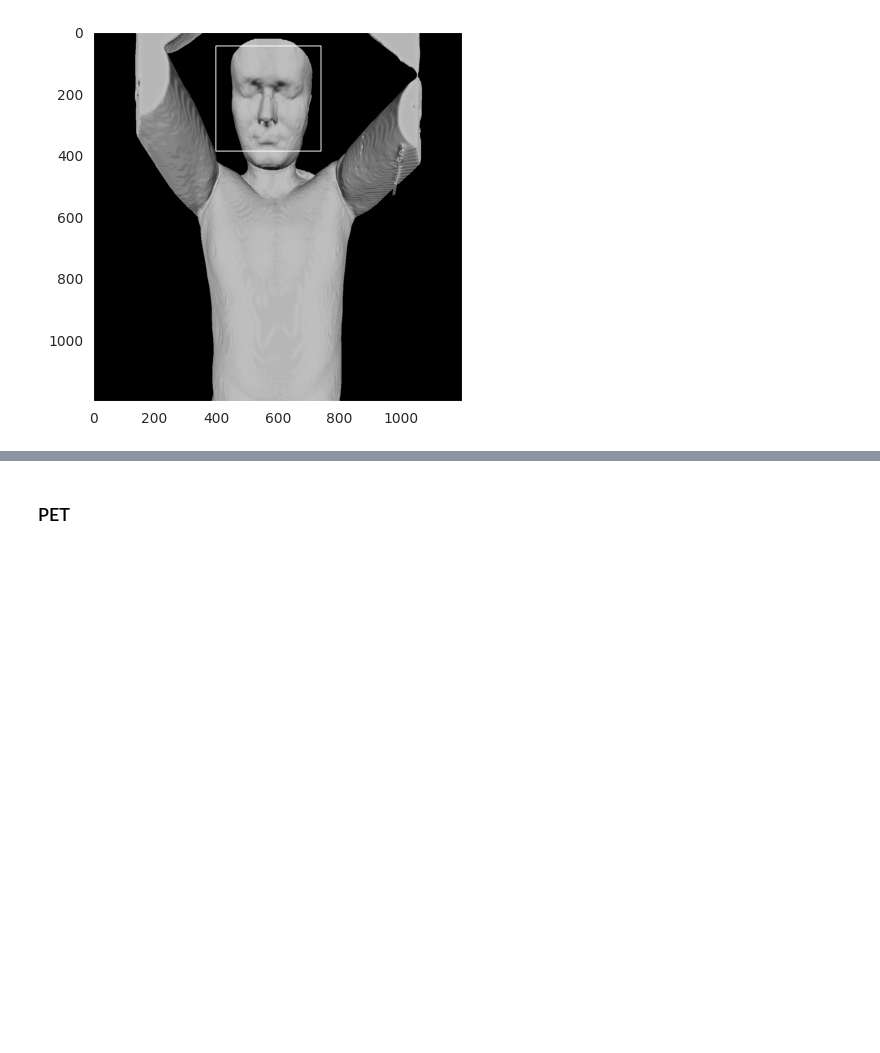
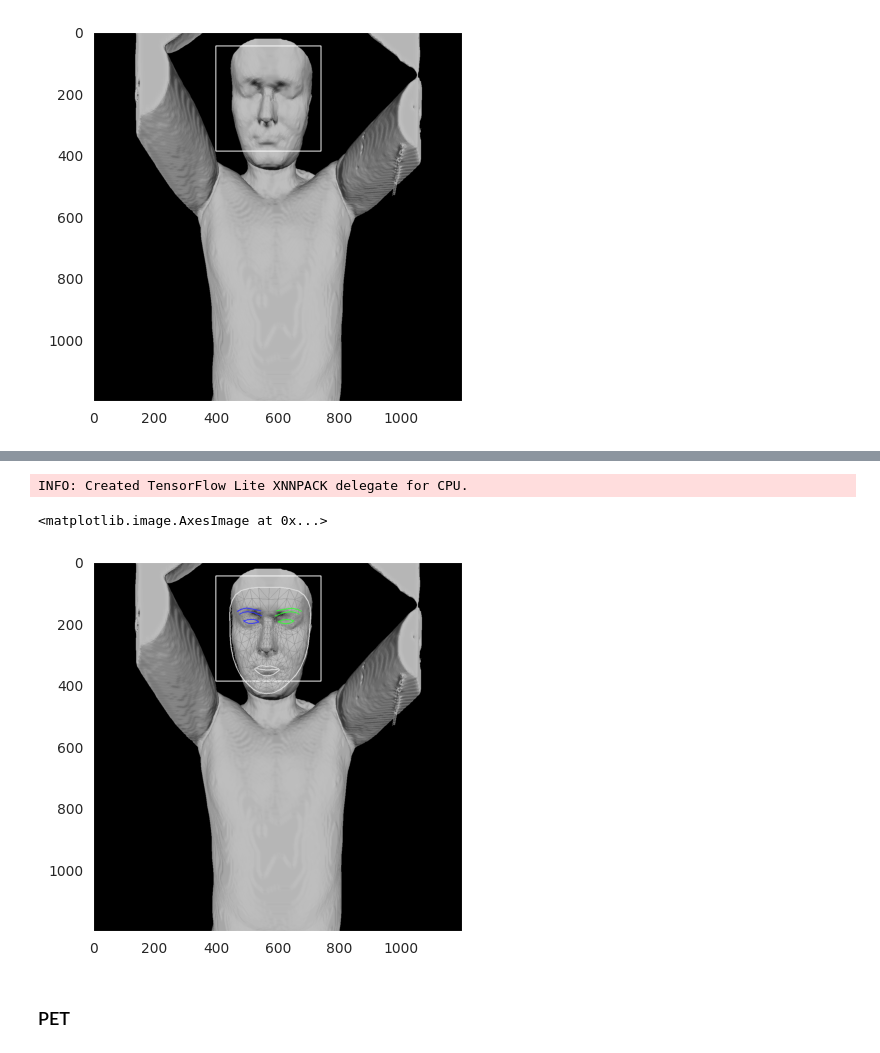
Before and after one commit to SebastianPartarrieu/pet-ct2face, a Jupyter notebook: notebooks/Otsu_thresholding_validation.ipynb, the cells around one changed output, grey strips where cells are left out. Saved outputs shown, nothing was run; the diff lists cells and outputs as text; code cells hidden in the pictures; blank space fills up the shorter version.

```diff
--- a/notebooks/Otsu_thresholding_validation.ipynb
+++ b/notebooks/Otsu_thresholding_validation.ipynb
@@ -251,0 +265,2 @@ plt.imshow(gray_img, cmap='gray')
+# %%
+annotated_image = cv2.cvtColor(gray_img, cv2.COLOR_GRAY2RGB)
@@ -251,0 +274,4 @@ plt.imshow(gray_img, cmap='gray')
+# %%
+results = face_mesh.process(annotated_image)
+# %% [output]
+INFO: Created TensorFlow Lite XNNPACK delegate for CPU.
@@ -252,3 +294,8 @@ plt.imshow(gray_img, cmap='gray')
+# %%
+plt.imshow(annotated_image)
+# %% [output]
+<matplotlib.image.AxesImage at 0x...>
+[figure, added]
 # %% [markdown]
 ### PET
 # %%
```
Also changed, not shown: parts of 14 cells of this notebook, 7 other files.
